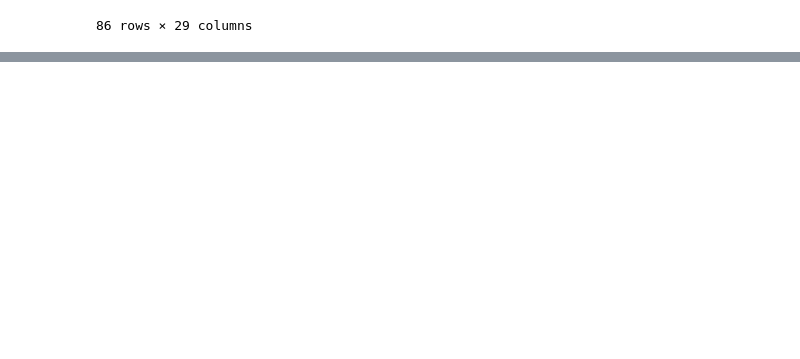
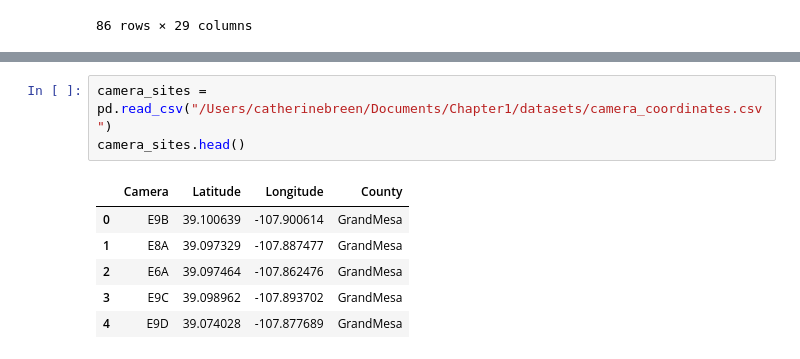
Before and after one commit to catherine-m-breen/Chapter1, a Jupyter notebook: snow_pole_analysis/depth_comparison.ipynb, the cells around one changed output, grey strips where cells are left out. Saved outputs shown, nothing was run; the diff lists cells and outputs as text; blank space fills up the shorter version.

```diff
--- a/snow_pole_analysis/depth_comparison.ipynb
+++ b/snow_pole_analysis/depth_comparison.ipynb
@@ -259,0 +328,10 @@ _merged_
+# %%
+camera_sites = pd.read_csv("/Users/catherinebreen/Documents/Chapter1/datasets/camera_coordinates.csv")
+camera_sites.head()
+# %% [output]
+|  | Camera | Latitude | Longitude | County |
+| 0 | E9B | 39.100639 | -107.900614 | GrandMesa |
+| 1 | E8A | 39.097329 | -107.887477 | GrandMesa |
+| 2 | E6A | 39.097464 | -107.862476 | GrandMesa |
+| 3 | E9C | 39.098962 | -107.893702 | GrandMesa |
+| 4 | E9D | 39.074028 | -107.877689 | GrandMesa |
```
Also changed, not shown: parts of 9 cells of this notebook, 2 other files.
